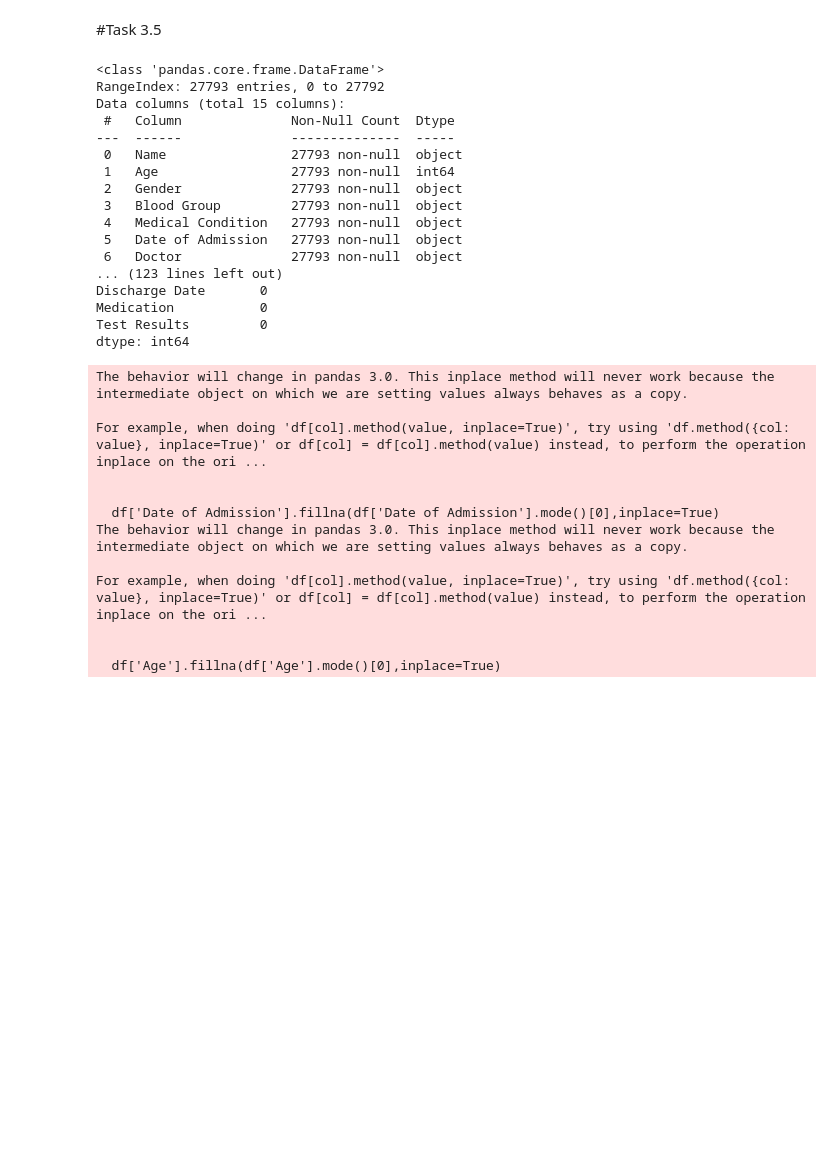
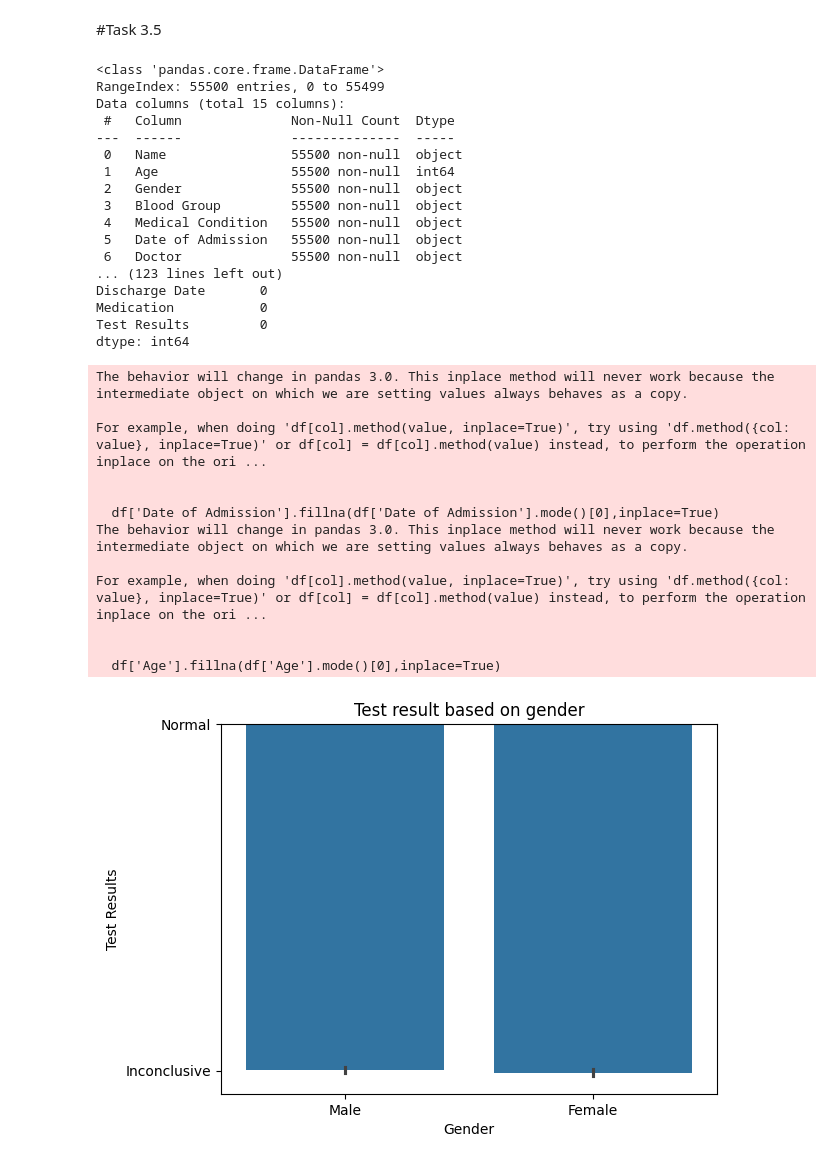
Before and after one commit to Prathibha-bm/take_it_smart, a Jupyter notebook: class15.ipynb, the cells around one changed output. Cells and saved outputs as stored; diff of their text form; code cells hidden in the pictures; blank space fills up the shorter version.

```diff
--- a/class15.ipynb
+++ b/class15.ipynb
@@ -72,7 +87,7 @@ column_names = [
     'Discharge Date', 'Medication', 'Test Results'
 ]
 
-df = pd.read_csv('/healthcare.csv', names=column_names, skiprows=1)#i spacifi the columns b/z befor pandas reds 1st column as the columns
+df = pd.read_csv('/content/healthcare_dataset.csv', names=column_names, skiprows=1)#i spacifi the columns b/z befor pandas reds 1st column as the columns
 df.head()
 
 print(df.info())
@@ -105,38 +120,52 @@ df['Age'].fillna(df['Age'].mode()[0],inplace=True)
 print('\n 5i\n',df.isnull().sum())
 
 #problrm 6
 df.drop(columns=['Insurance Provider'],inplace=True)
 print('\n 6) Droping of Insurence Provider \n',df.isnull().sum(),'\n \n')
 
 
 df.to_csv('healthcare_cleaned.csv')
+
+import matplotlib.pyplot as plt
+import seaborn as sns
+
+sns.barplot(x='Gender',y="Test Results",data=df)
+plt.title("Test result based on gender")
+plt.show()
+
+ #age distribution
+
+sns.histplot(df['Age'],bins=20)
+plt.title('Age Distribution')
+plt.show()
 # %% [output]
 <class 'pandas.core.frame.DataFrame'>
-RangeIndex: 27793 entries, 0 to 27792
+RangeIndex: 55500 entries, 0 to 55499
 Data columns (total 15 columns):
  #   Column              Non-Null Count  Dtype
 ---  ------              --------------  -----
- 0   Name                27793 non-null  object
- 1   Age                 27793 non-null  int64
- 2   Gender              27793 non-null  object
- 3   Blood Group         27793 non-null  object
- 4   Medical Condition   27793 non-null  object
- 5   Date of Admission   27793 non-null  object
- 6   Doctor              27793 non-null  object
+ 0   Name                55500 non-null  object
+ 1   Age                 55500 non-null  int64
+ 2   Gender              55500 non-null  object
+ 3   Blood Group         55500 non-null  object
+ 4   Medical Condition   55500 non-null  object
+ 5   Date of Admission   55500 non-null  object
+ 6   Doctor              55500 non-null  object
 ... (123 lines left out)
 Discharge Date       0
 Medication           0
 Test Results         0
 dtype: int64
 The behavior will change in pandas 3.0. This inplace method will never work because the intermediate object on which we are setting values always behaves as a copy.
 
 For example, when doing 'df[col].method(value, inplace=True)', try using 'df.method({col: value}, inplace=True)' or df[col] = df[col].method(value) instead, to perform the operation inplace on the ori ...
 
 
   df['Date of Admission'].fillna(df['Date of Admission'].mode()[0],inplace=True)
 The behavior will change in pandas 3.0. This inplace method will never work because the intermediate object on which we are setting values always behaves as a copy.
 
 For example, when doing 'df[col].method(value, inplace=True)', try using 'df.method({col: value}, inplace=True)' or df[col] = df[col].method(value) instead, to perform the operation inplace on the ori ...
 
 
   df['Age'].fillna(df['Age'].mode()[0],inplace=True)
+[figure, added]
```
Also changed, not shown: parts of 2 cells of this notebook.
